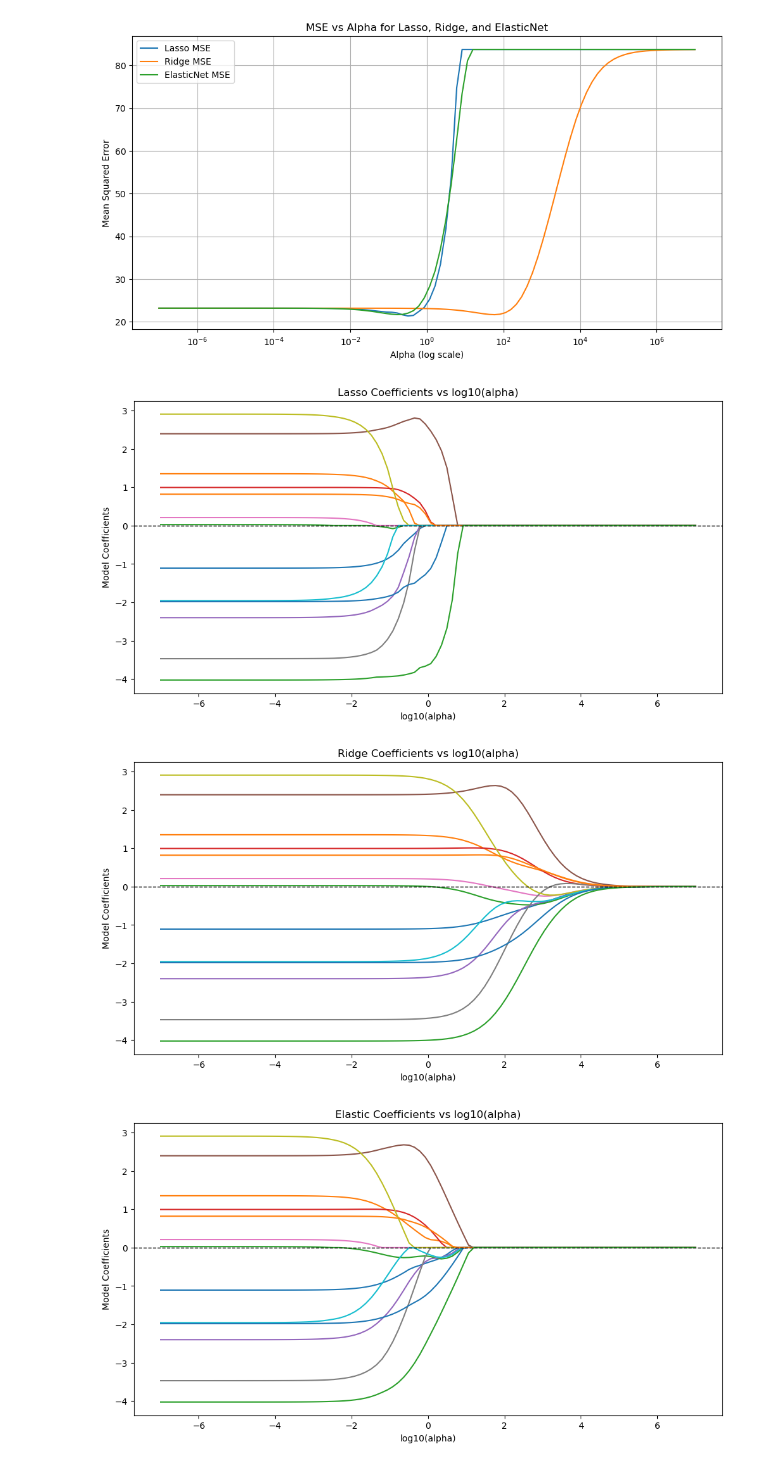
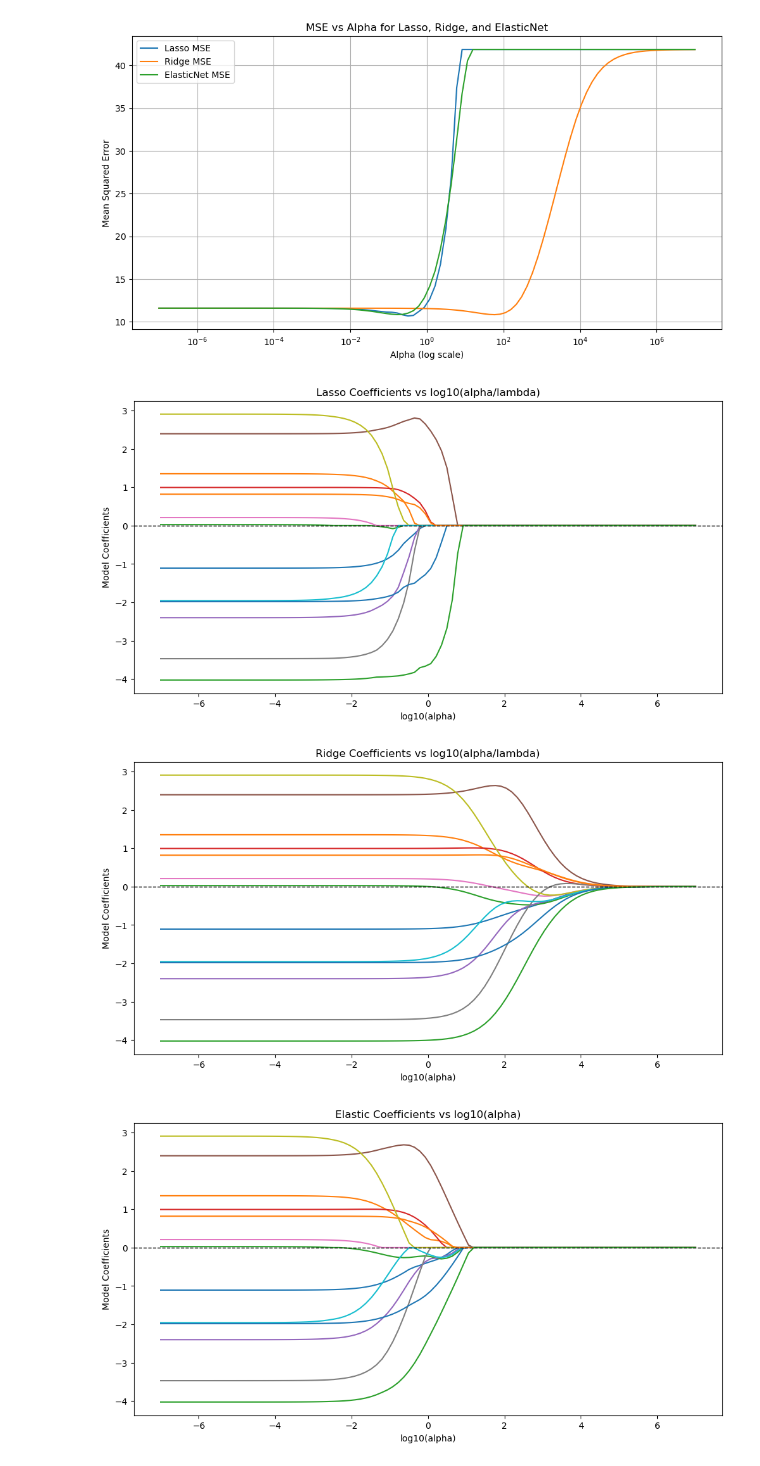
Before and after one commit to nawal-syeda/Linear-Regression, a Jupyter notebook: Nawal_Fatima_PA3.ipynb, the cells around one changed output. Saved outputs shown, nothing was run; the diff lists cells and outputs as text; code cells hidden in the pictures.

```diff
--- a/Nawal_Fatima_PA3.ipynb
+++ b/Nawal_Fatima_PA3.ipynb
@@ -437,3 +441,9 @@ weights : [-1.10749194  1.35308963  0.02710126  0.9943535  -2.40156557  2.396287
 mean squared error : 23.19559925642299,
 score : 0.7213535934621551,
 half_mse : 11.597799628211495
+# %%
+lm = Lasso(alpha=0.7, max_iter=10000)
+lm.fit(train_X_std, train_Y)
+lm_pred = lm.predict(test_X_std)
+lm_mse = mean_squared_error(test_Y, lm_pred) * 0.5
+print(f"Lasso Model half MSE: {lm_mse}")
@@ -439,0 +452,6 @@ half_mse : 11.597799628211495
+# %%
+rm = Ridge(alpha= 0.7, max_iter=10000)
+rm.fit(train_X_std, train_Y)
+rm_pred = rm.predict(test_X_std)
+rm_mse = mean_squared_error(test_Y, rm_pred) * 0.5
+print(f"Ridge Model half MSE: {rm_mse}")
@@ -439,0 +460,6 @@ half_mse : 11.597799628211495
+# %%
+enm = ElasticNet(alpha=0.7, l1_ratio=0.5, max_iter=10000)
+enm.fit(train_X_std, train_Y)
+enm_pred = enm.predict(test_X_std)
+enm_mse = mean_squared_error(test_Y, enm_pred) * 0.5
+print(f"Elastic Net Model half MSE: {enm_mse}")
@@ -440,5 +468,5 @@ half_mse : 11.597799628211495
 # %%
-alphas = np.logspace(-7, 7, 100)
+alphas = np.logspace(-7,7,100)
 lasso_weights = []
 lasso_mses = []
 ridge_weights = []
@@ -450,16 +478,18 @@ for alpha in alphas:
     lasso_model.fit(train_X_std, train_Y)
     lasso_weights.append(lasso_model.coef_)
     lasso_pred = lasso_model.predict(test_X_std)
-    lasso_mses.append(mean_squared_error(test_Y, lasso_pred))
+    lasso_mses.append(mean_squared_error(test_Y, lasso_pred)*0.5)
 
     ridge_model = Ridge(alpha=alpha)
     ridge_model.fit(train_X_std, train_Y)
     ridge_weights.append(ridge_model.coef_)
     ridge_pred = ridge_model.predict(test_X_std)
-    ridge_mses.append(mean_squared_error(test_Y, ridge_pred))
+    ridge_mses.append(mean_squared_error(test_Y, ridge_pred)*0.5)
 
     elastic_model = ElasticNet(alpha=alpha, max_iter=10000, l1_ratio=0.5)
     elastic_model.fit(train_X_std, train_Y)
     elastic_weights.append(elastic_model.coef_)
     elastic_pred = elastic_model.predict(test_X_std)
-    elastic_mses.append(mean_squared_error(test_Y, elastic_pred))
+    elastic_mses.append(mean_squared_error(test_Y, elastic_pred)*0.5)
+
+print(len(alphas))
@@ -480,23 +512,23 @@ pyplot.show()
 # %%
 pyplot.figure(figsize=(12, 6))
 pyplot.plot(np.log10(alphas), lasso_weights)
 pyplot.xlabel("log10(alpha)")
 pyplot.ylabel("Model Coefficients")
 pyplot.axhline(0, color='black', linestyle='--', linewidth=1)
-pyplot.title("Lasso Coefficients vs log10(alpha)")
+pyplot.title("Lasso Coefficients vs log10(alpha/lambda)")
 pyplot.show()
 # %% [output]
-[figure, old version]
+[figure, new version]
 # %%
 pyplot.figure(figsize=(12, 6))
 pyplot.plot(np.log10(alphas), ridge_weights)
 pyplot.xlabel("log10(alpha)")
 pyplot.ylabel("Model Coefficients")
 pyplot.axhline(0, color='black', linestyle='--', linewidth=1)
-pyplot.title("Ridge Coefficients vs log10(alpha)")
+pyplot.title("Ridge Coefficients vs log10(alpha/lambda)")
 pyplot.show()
 # %% [output]
-[figure, old version]
+[figure, new version]
 # %%
 #no multicollinearity as per the explanation in the link for graphs
 # %%
```
Also changed, not shown: parts of 8 cells of this notebook.
